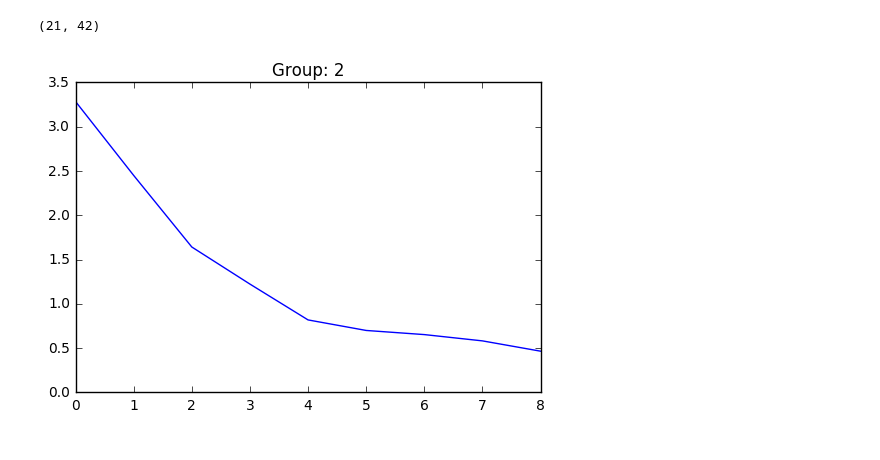
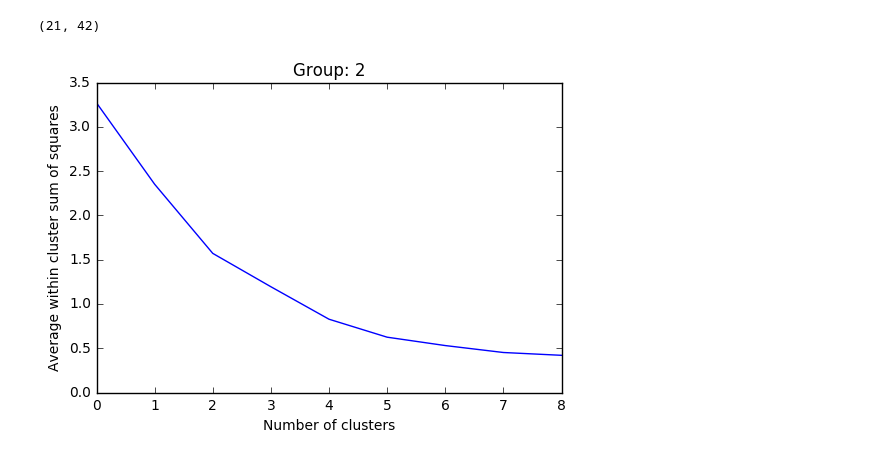
Before and after one commit to sabersf/Nanomaterials, a Jupyter notebook: Clustering.ipynb, the cells around one changed output. Drawn from its saved outputs; the diff is of its cells as text; code cells hidden in the pictures.

Commit message:
Updated the neighborhood size

```diff
--- a/Clustering.ipynb
+++ b/Clustering.ipynb
@@ -45,7 +45,7 @@ df
 # %%
 # How many points on each side to use for the comparison to consider comparator(n, n+x) to be True.
 neighborhood = 5
-for neighborhood in range(1,10):
+for neighborhood in range(1,20):
     local_maxima = []
     for i in range(df.shape[0]):
         row = np.array(df.iloc[[i]])
@@ -391,7 +400,7 @@ def bucketing(numbers, num_bucket):
 #Bucketing the data set into 30 buckets
 data_set_new = []
 for i in range(df.shape[0]):
-    data_set_new.append(bucketing(data_set[i], 30))
+    data_set_new.append(bucketing(data_set[i], 20))
 # %%
 group = 1
 begin_group =  group*21
@@ -402,10 +411,12 @@ print(begin_group, end_group)
 # %%
 initial = [cluster.vq.kmeans(data_set_new[begin_group:end_group],i) for i in range(1,10)]
 plt.plot([var for (cent,var) in initial])
 plt.title("Group: %d"%(group+1))
+plt.xlabel('Number of clusters')
+plt.ylabel('Average within cluster sum of squares')
 plt.show()
 # %% [output]
-[figure, old version]
+[figure, new version]
 # %%
 num_clusters = 3
 cent, var = initial[num_clusters-1]
```
Also changed, not shown: parts of 4 cells of this notebook.
